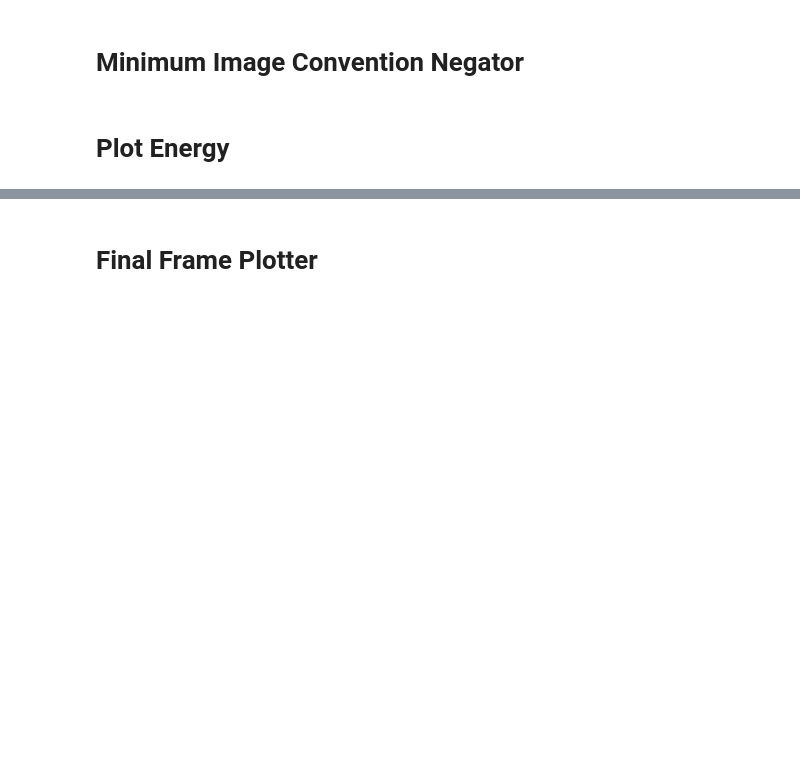
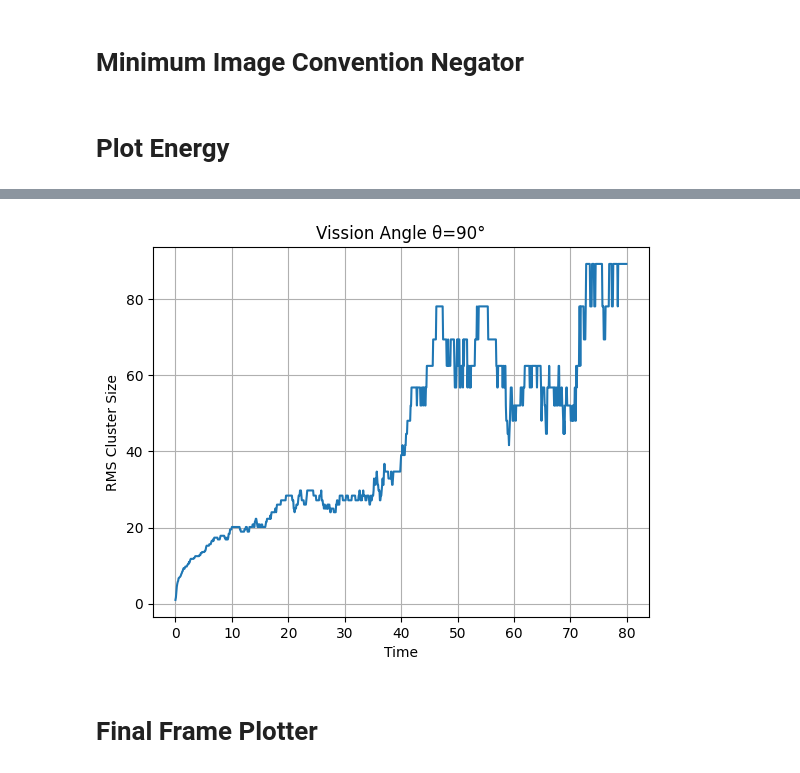
Before and after one commit to hawexrutile/Fluid-Simulations, a Jupyter notebook: Analyze.ipynb, the cells around one changed output, grey strips where cells are left out. Cells and saved outputs as stored; diff of their text form; code cells hidden in the pictures; blank space fills up the shorter version.

```diff
--- a/Analyze.ipynb
+++ b/Analyze.ipynb
@@ -50,7 +57,7 @@ boxSize=float(variable_dict["boxSize"])
 timestep=float(variable_dict["timestep"])
 dataCompression=int(variable_dict["dataCompression"])
 theta=(float(variable_dict["theta"]))
-
+DR=float(variable_dict["D_R"])
 data = load_data(path)
 particleData = np.array(data)
 
@@ -58,3 +65,4 @@ particleData = np.array(data)
 indices = np.where(particleData[:, :, 0] == 1.0)
 particleData1 = particleData[indices[0], indices[1]]
 particleData1 = particleData1.reshape((particleData.shape[0], -1, particleData.shape[2]))
+print(variable_dict)
@@ -113,0 +126,8 @@ energy_plotly_plotter("Time", "Energy per Particle")
+# %%
+coordinates= particleData[-1, :, 2:4]
+eps = 1.5  # The maximum distance between two samples for one to be considered as in the neighborhood of the other
+min_samples = 2  # The number of samples in a neighborhood for a point to be considered as a core point
+
+# Define the range of parameter values for eps and min_samples
+eps_values = [0.1, 0.5, 1.0, 1.5, 2.0]  # Example values, adjust as needed
+min_samples_values = [2, 3, 4, 5, 6]  # Example values, adjust as needed
@@ -114,3 +238,33 @@ energy_plotly_plotter("Time", "Energy per Particle")
+# %%
+def temporal_clusteral_distribution(particle_data, time_step, data_compression, theta, folder_path):
+    average_cluster_size = []
+    rms_cluster_size = []
+    positions = particle_data[:, :, 2:4]
+    num_particles=positions.shape[1]
+
+    for frame in particle_data:
+        coordinates = frame[:, 2:4]
+        frame_cluster_size_count=frame_cluster_counter(coordinates, eps, min_samples)
+        total_no_of_clusters = np.sum(list(frame_cluster_size_count.values()))
+        total_of_square_of_cluster_size=np.sum([cluster_size**2 * count for cluster_size, count in frame_cluster_size_count.items()])
+        total_no_of_particles_in_cluster = np.sum([k*v for k, v in frame_cluster_size_count.items()])
+        # print (total_no_of_clusters)
+        # average_cluster_size.append(num_particles / total_no_of_clusters)
+        # rms_cluster_size.append(np.sqrt(total_of_square_of_cluster_size / total_no_of_clusters))
+        rms_cluster_size.append(total_no_of_particles_in_cluster / total_no_of_clusters)
+    time = [i*data_compression*time_step*DR for i in range(particle_data.shape[0])]
+
+    plt.plot(time, rms_cluster_size)
+    plt.grid()
+    plt.xlabel('Time')
+    plt.ylabel('RMS Cluster Size')
+    plt.title(f'Vission Angle \u03B8={round(theta)}\u00B0')
+    plt.savefig(os.path.join(folder_path, 'temporal_clusteral_distribution.png'))
+    plt.show()
+    plt.close()
+temporal_clusteral_distribution(particleData, timestep, dataCompression, theta, path)
+# %% [output]
+[figure, added]
 # %% [markdown]
 # Final Frame Plotter
 # %%
```
Also changed, not shown: parts of 34 cells of this notebook.
